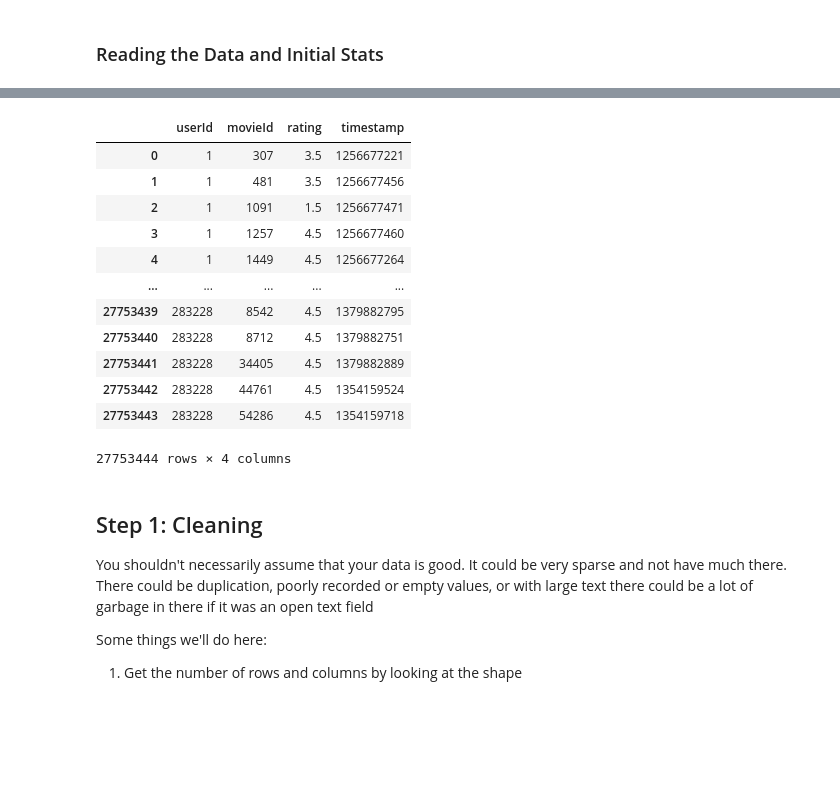
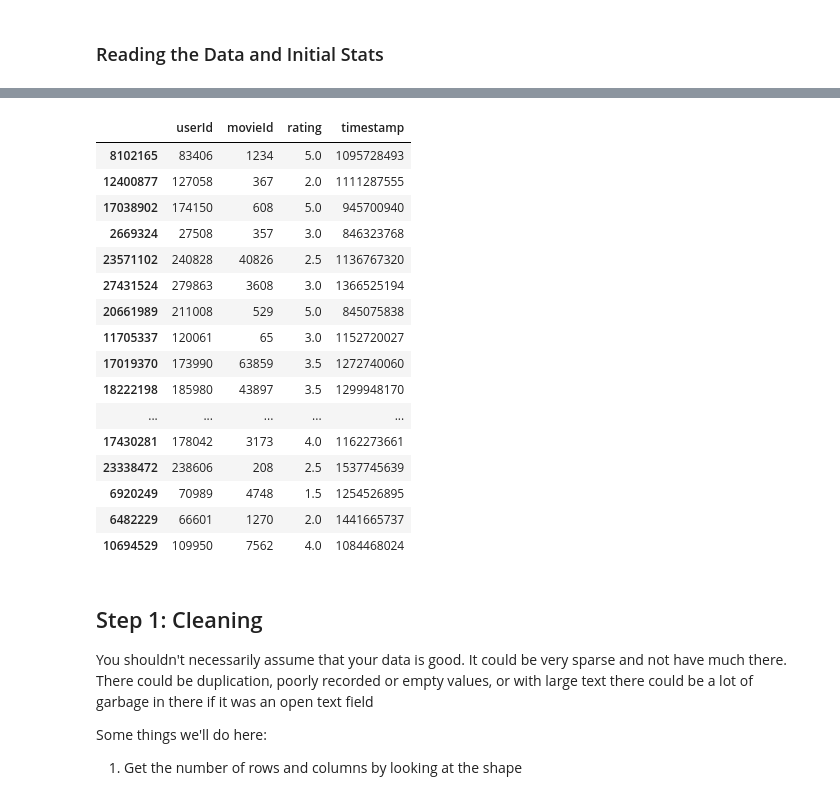
Before and after one commit to lizzypy/simple_recommendation_engine, a Jupyter notebook: analysis_complete/analysis/Movies Data Analysis.ipynb, the cells around one changed output, grey strips where cells are left out. Cells and saved outputs as stored; diff of their text form; code cells hidden in the pictures; blank space fills up the shorter version.

```diff
--- a/analysis_complete/analysis/Movies Data Analysis.ipynb
+++ b/analysis_complete/analysis/Movies Data Analysis.ipynb
@@ -30,20 +50,24 @@ movies_df
 # %%
 ratings_df = pd.read_csv('input/ratings.csv')
-ratings_df
+ratings_df.sample(20)
 # %% [output]
 |  | userId | movieId | rating | timestamp |
-| 0 | 1 | 307 | 3.5 | 1256677221 |
-| 1 | 1 | 481 | 3.5 | 1256677456 |
-| 2 | 1 | 1091 | 1.5 | 1256677471 |
-| 3 | 1 | 1257 | 4.5 | 1256677460 |
-| 4 | 1 | 1449 | 4.5 | 1256677264 |
+| 8102165 | 83406 | 1234 | 5.0 | 1095728493 |
+| 12400877 | 127058 | 367 | 2.0 | 1111287555 |
+| 17038902 | 174150 | 608 | 5.0 | 945700940 |
+| 2669324 | 27508 | 357 | 3.0 | 846323768 |
+| 23571102 | 240828 | 40826 | 2.5 | 1136767320 |
+| 27431524 | 279863 | 3608 | 3.0 | 1366525194 |
+| 20661989 | 211008 | 529 | 5.0 | 845075838 |
+| 11705337 | 120061 | 65 | 3.0 | 1152720027 |
+| 17019370 | 173990 | 63859 | 3.5 | 1272740060 |
+| 18222198 | 185980 | 43897 | 3.5 | 1299948170 |
 | ... | ... | ... | ... | ... |
-| 27753439 | 283228 | 8542 | 4.5 | 1379882795 |
-| 27753440 | 283228 | 8712 | 4.5 | 1379882751 |
-| 27753441 | 283228 | 34405 | 4.5 | 1379882889 |
-| 27753442 | 283228 | 44761 | 4.5 | 1354159524 |
-| 27753443 | 283228 | 54286 | 4.5 | 1354159718 |
+| 17430281 | 178042 | 3173 | 4.0 | 1162273661 |
+| 23338472 | 238606 | 208 | 2.5 | 1537745639 |
+| 6920249 | 70989 | 4748 | 1.5 | 1254526895 |
+| 6482229 | 66601 | 1270 | 2.0 | 1441665737 |
+| 10694529 | 109950 | 7562 | 4.0 | 1084468024 |
-27753444 rows × 4 columns
 # %% [markdown]
 ## Step 1: Cleaning
 You shouldn't necessarily assume that your data is good.  It could be very sparse and not have much there. There could be duplication, poorly recorded or empty values, or with large text there could be a lot of garbage in there if it was an open text field
```
Also changed, not shown: parts of 116 cells of this notebook, 6 other files.
